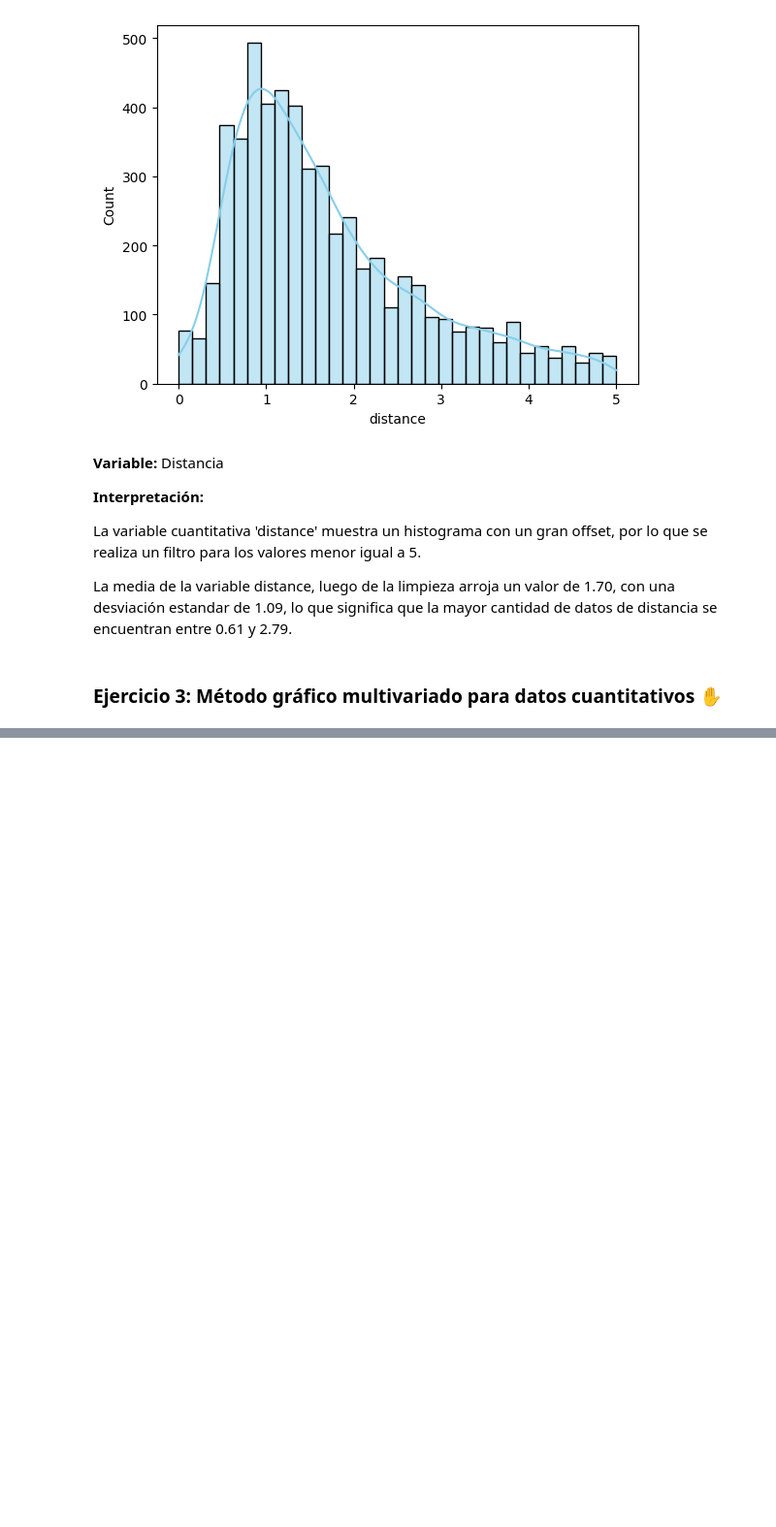
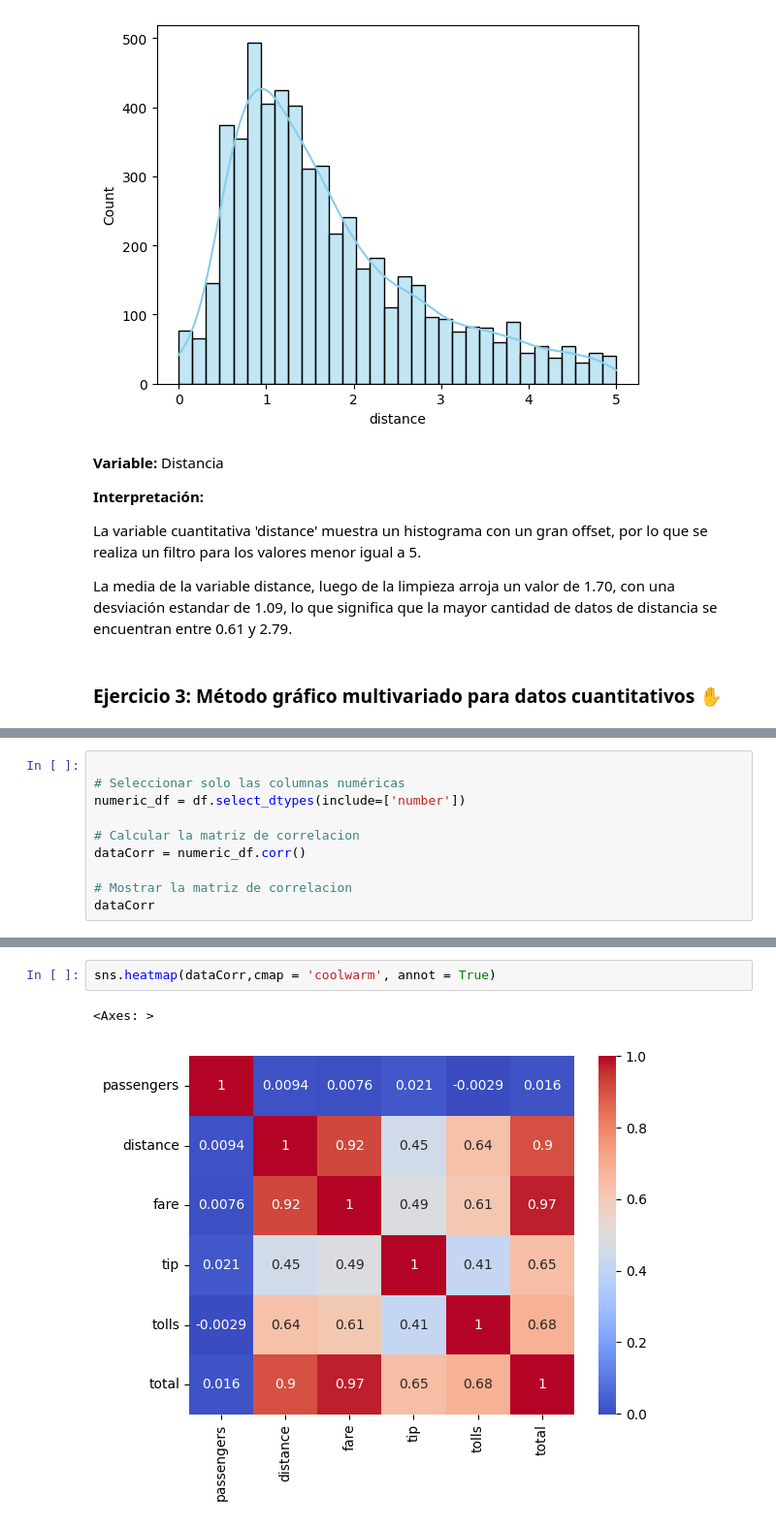
Before and after one commit to mpintoponce/python_utec, a Jupyter notebook: Modulo03:Visualizacion_de_Datos/Python_Tarea_2.ipynb, the cells around one changed output, grey strips where cells are left out. Shown: that part at 97% size. Drawn from its saved outputs; the diff is of its cells as text; blank space fills up the shorter version.

```diff
--- a/Modulo03:Visualizacion_de_Datos/Python_Tarea_2.ipynb
+++ b/Modulo03:Visualizacion_de_Datos/Python_Tarea_2.ipynb
@@ -183,0 +189,10 @@ La media de la variable distance, luego de la limpieza arroja un valor de 1.70,
+# %%
+
+# Seleccionar solo las columnas numéricas
+numeric_df = df.select_dtypes(include=['number'])
+
+# Calcular la matriz de correlacion
+dataCorr = numeric_df.corr()
+
+# Mostrar la matriz de correlacion
+dataCorr
@@ -183,0 +207,5 @@ La media de la variable distance, luego de la limpieza arroja un valor de 1.70,
+# %%
+sns.heatmap(dataCorr,cmap = 'coolwarm', annot = True)
+# %% [output]
+<Axes: >
+[figure, added]
```
Also changed, not shown: parts of 6 cells of this notebook.
